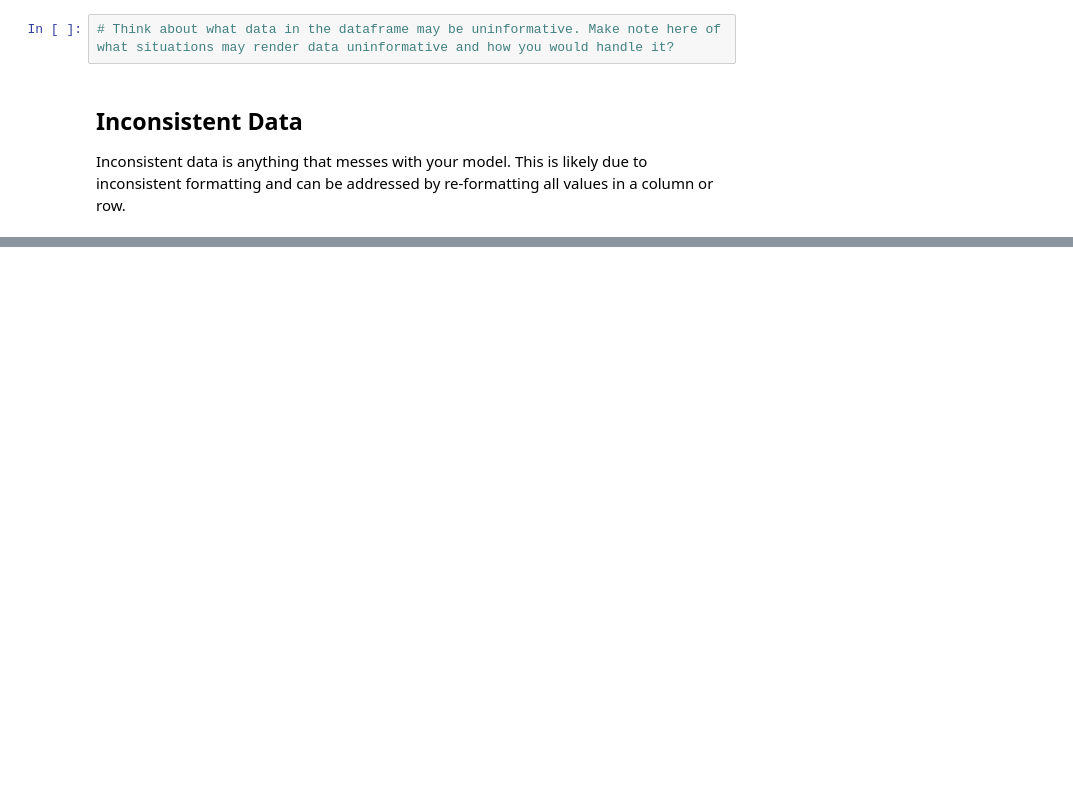
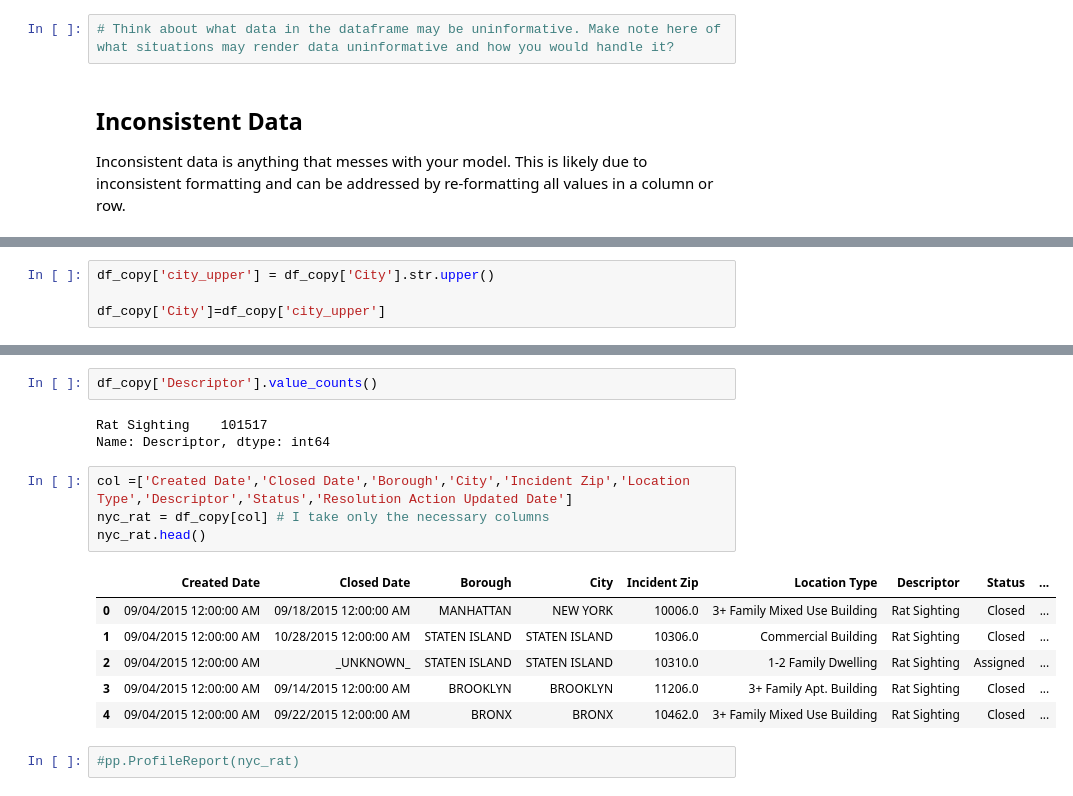
Before and after one commit to hollyhira/Class_8_Exercise_cleaning_data, a Jupyter notebook: Cleaning Data Exercises.ipynb, the cells around one changed output, grey strips where cells are left out. Cells and saved outputs as stored; diff of their text form; blank space fills up the shorter version.

```diff
--- a/Cleaning Data Exercises.ipynb
+++ b/Cleaning Data Exercises.ipynb
@@ -481,0 +580,4 @@ Inconsistent data is anything that messes with your model. This is likely due to
+# %%
+df_copy['city_upper'] = df_copy['City'].str.upper()
+
+df_copy['City']=df_copy['city_upper']
@@ -489,0 +630,18 @@ Are there any trends in rat sightings?
+# %%
+df_copy['Descriptor'].value_counts()
+# %% [output]
+Rat Sighting    101517
+Name: Descriptor, dtype: int64
+# %%
+col =['Created Date','Closed Date','Borough','City','Incident Zip','Location Type','Descriptor','Status','Resolution Action Updated Date']
+nyc_rat = df_copy[col] # I take only the necessary columns
+nyc_rat.head()
+# %% [output]
+|  | Created Date | Closed Date | Borough | City | Incident Zip | Location Type | Descriptor | Status | ... |
+| 0 | 09/04/2015 12:00:00 AM | 09/18/2015 12:00:00 AM | MANHATTAN | NEW YORK | 10006.0 | 3+ Family Mixed Use Building | Rat Sighting | Closed | ... |
+| 1 | 09/04/2015 12:00:00 AM | 10/28/2015 12:00:00 AM | STATEN ISLAND | STATEN ISLAND | 10306.0 | Commercial Building | Rat Sighting | Closed | ... |
+| 2 | 09/04/2015 12:00:00 AM | _UNKNOWN_ | STATEN ISLAND | STATEN ISLAND | 10310.0 | 1-2 Family Dwelling | Rat Sighting | Assigned | ... |
+| 3 | 09/04/2015 12:00:00 AM | 09/14/2015 12:00:00 AM | BROOKLYN | BROOKLYN | 11206.0 | 3+ Family Apt. Building | Rat Sighting | Closed | ... |
+| 4 | 09/04/2015 12:00:00 AM | 09/22/2015 12:00:00 AM | BRONX | BRONX | 10462.0 | 3+ Family Mixed Use Building | Rat Sighting | Closed | ... |
+# %%
+#pp.ProfileReport(nyc_rat)
```
Also changed, not shown: parts of 13 cells of this notebook.
